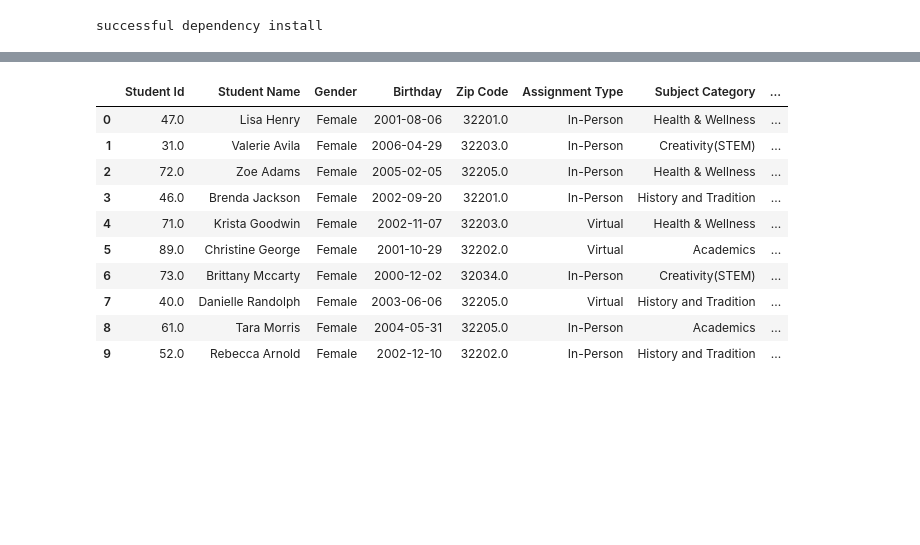
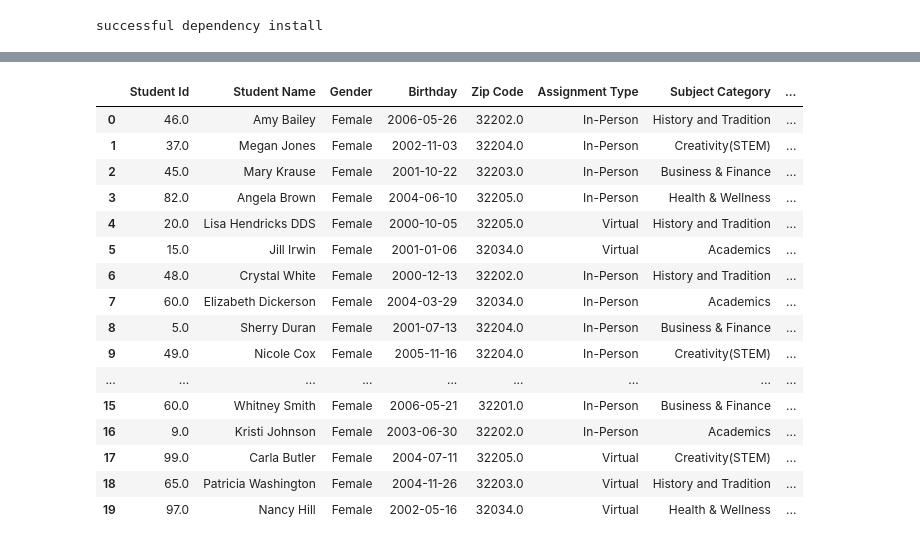
Before and after one commit to Monipoo/fauxStudentGen, a Jupyter notebook: fakeStudentDataGen.ipynb, the cells around one changed output, grey strips where cells are left out. Saved outputs shown, nothing was run; the diff lists cells and outputs as text; code cells hidden in the pictures; blank space fills up the shorter version.

```diff
--- a/fakeStudentDataGen.ipynb
+++ b/fakeStudentDataGen.ipynb
@@ -150,44 +150,50 @@ def generate_fem_data(x):
       }
         key = random.choice(list(category_dict))
         value = category_dict[key]
         score = random.choice(range(0, value))
 
         zip = random.choice(list(zip_lst))
         assignment_type = random.choice(list(assignment_lst))
 
         assignment_date = fake.date_between(start_date="-14d", end_date=datetime.datetime.now())
         submission_date = fake.date_between(start_date=assignment_date, end_date=datetime.datetime.now())
 
 
 
         data.loc[i, 'Student Id'] = randint(1,100)
         data.loc[i, 'Student Name'] = fake.name_female()
         data.loc[i, 'Gender'] = 'Female'
         data.loc[i, 'Birthday'] = fake.date_of_birth(minimum_age=17, maximum_age=22)
         data.loc[i, 'Zip Code'] = zip
         data.loc[i, 'Assignment Type'] = assignment_type
         data.loc[i, 'Subject Category'] = key
         data.loc[i, 'Available Points'] = value
         data.loc[i, 'Points Recieved'] = score
         data.loc[i, 'Homework assigned'] = assignment_date
         data.loc[i, 'Homework Submitted'] = submission_date
     return data
 
 
-female = generate_fem_data(10)
+female = generate_fem_data(20)
 female
 # %% [output]
 |  | Student Id | Student Name | Gender | Birthday | Zip Code | Assignment Type | Subject Category | ... |
-| 0 | 47.0 | Lisa Henry | Female | 2001-08-06 | 32201.0 | In-Person | Health & Wellness | ... |
-| 1 | 31.0 | Valerie Avila | Female | 2006-04-29 | 32203.0 | In-Person | Creativity(STEM) | ... |
-| 2 | 72.0 | Zoe Adams | Female | 2005-02-05 | 32205.0 | In-Person | Health & Wellness | ... |
-| 3 | 46.0 | Brenda Jackson | Female | 2002-09-20 | 32201.0 | In-Person | History and Tradition | ... |
-| 4 | 71.0 | Krista Goodwin | Female | 2002-11-07 | 32203.0 | Virtual | Health & Wellness | ... |
-| 5 | 89.0 | Christine George | Female | 2001-10-29 | 32202.0 | Virtual | Academics | ... |
-| 6 | 73.0 | Brittany Mccarty | Female | 2000-12-02 | 32034.0 | In-Person | Creativity(STEM) | ... |
-| 7 | 40.0 | Danielle Randolph | Female | 2003-06-06 | 32205.0 | Virtual | History and Tradition | ... |
-| 8 | 61.0 | Tara Morris | Female | 2004-05-31 | 32205.0 | In-Person | Academics | ... |
-| 9 | 52.0 | Rebecca Arnold | Female | 2002-12-10 | 32202.0 | In-Person | History and Tradition | ... |
+| 0 | 46.0 | Amy Bailey | Female | 2006-05-26 | 32202.0 | In-Person | History and Tradition | ... |
+| 1 | 37.0 | Megan Jones | Female | 2002-11-03 | 32204.0 | In-Person | Creativity(STEM) | ... |
+| 2 | 45.0 | Mary Krause | Female | 2001-10-22 | 32203.0 | In-Person | Business & Finance | ... |
+| 3 | 82.0 | Angela Brown | Female | 2004-06-10 | 32205.0 | In-Person | Health & Wellness | ... |
+| 4 | 20.0 | Lisa Hendricks DDS | Female | 2000-10-05 | 32205.0 | Virtual | History and Tradition | ... |
+| 5 | 15.0 | Jill Irwin | Female | 2001-01-06 | 32034.0 | Virtual | Academics | ... |
+| 6 | 48.0 | Crystal White | Female | 2000-12-13 | 32202.0 | In-Person | History and Tradition | ... |
+| 7 | 60.0 | Elizabeth Dickerson | Female | 2004-03-29 | 32034.0 | In-Person | Academics | ... |
+| 8 | 5.0 | Sherry Duran | Female | 2001-07-13 | 32204.0 | In-Person | Business & Finance | ... |
+| 9 | 49.0 | Nicole Cox | Female | 2005-11-16 | 32204.0 | In-Person | Creativity(STEM) | ... |
+| ... | ... | ... | ... | ... | ... | ... | ... | ... |
+| 15 | 60.0 | Whitney Smith | Female | 2006-05-21 | 32201.0 | In-Person | Business & Finance | ... |
+| 16 | 9.0 | Kristi Johnson | Female | 2003-06-30 | 32202.0 | In-Person | Academics | ... |
+| 17 | 99.0 | Carla Butler | Female | 2004-07-11 | 32205.0 | Virtual | Creativity(STEM) | ... |
+| 18 | 65.0 | Patricia Washington | Female | 2004-11-26 | 32203.0 | Virtual | History and Tradition | ... |
+| 19 | 97.0 | Nancy Hill | Female | 2002-05-16 | 32034.0 | Virtual | Health & Wellness | ... |
 # %%
 #create male data
 
```
Also changed, not shown: parts of 9 cells of this notebook, 1 other file.
